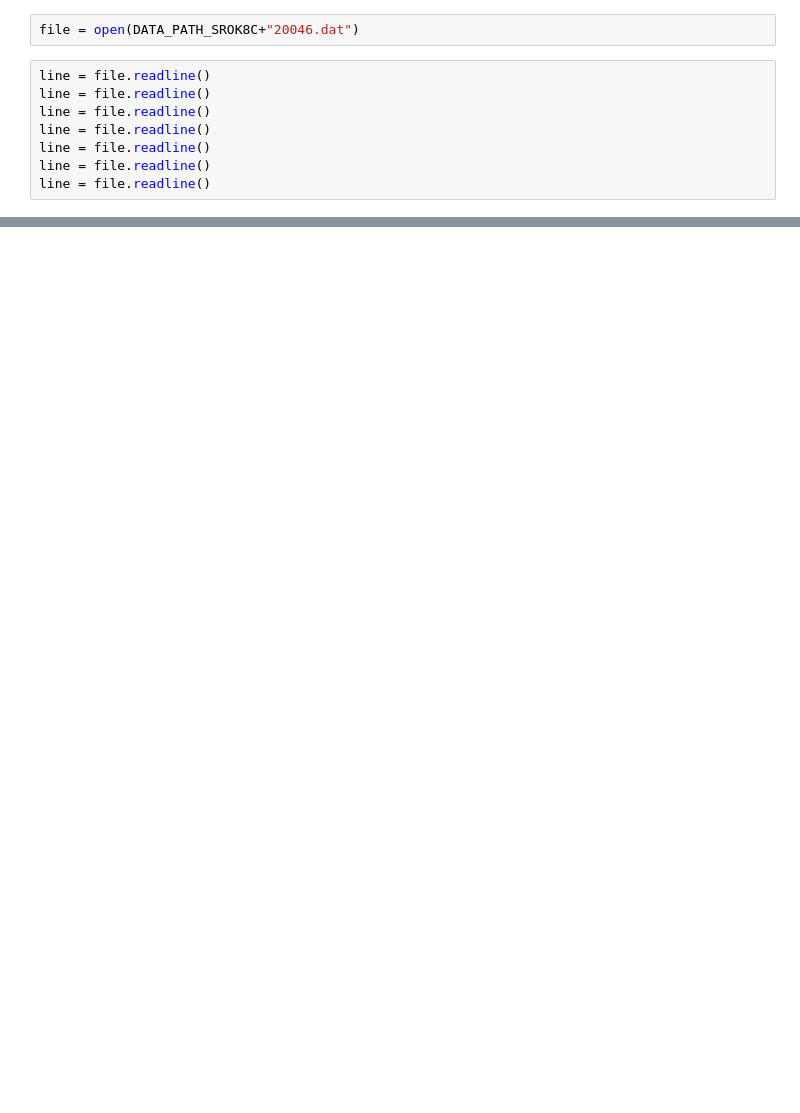
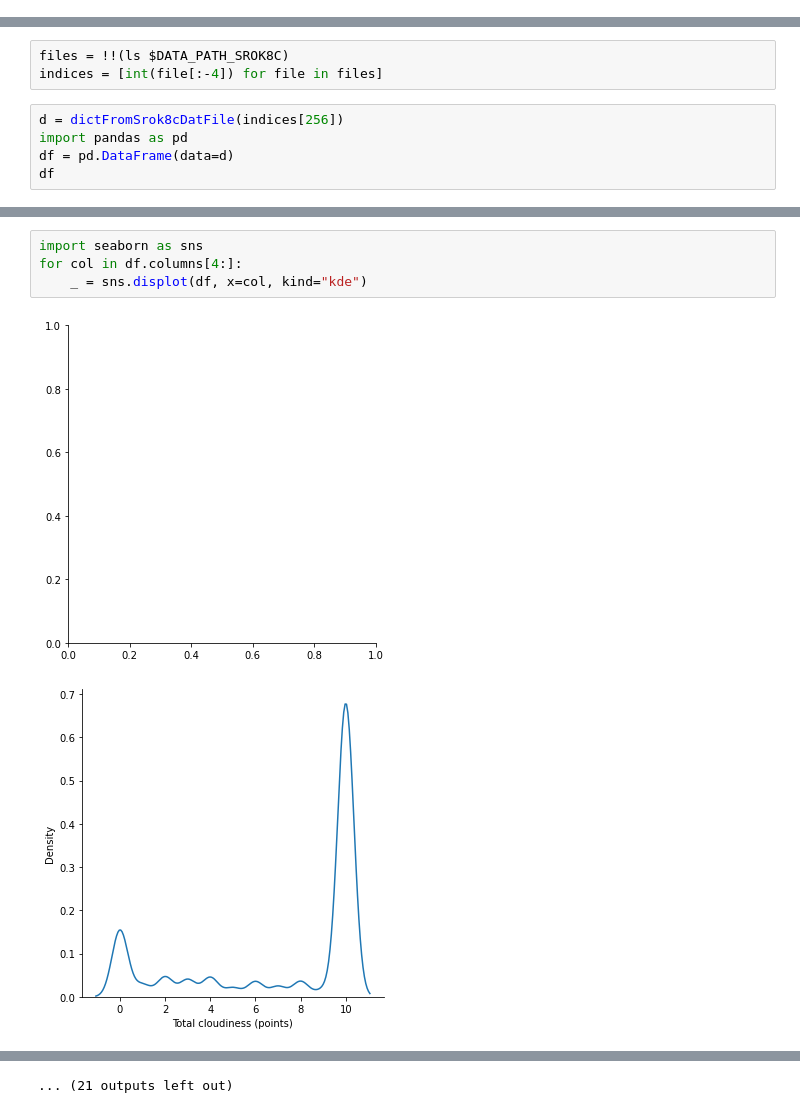
Before and after one commit to MrKozelberg/rihmi_wdc, a Jupyter notebook: parse_srok8c.ipynb, the cells around one changed output, grey strips where cells are left out. Saved outputs shown, nothing was run; the diff lists cells and outputs as text; blank space fills up the shorter version.

```diff
--- a/parse_srok8c.ipynb
+++ b/parse_srok8c.ipynb
@@ -5,10 +0,0 @@ from data_path import DATA_PATH_SROK8C
-# %%
-file = open(DATA_PATH_SROK8C+"20046.dat")
-# %%
-line = file.readline()
-line = file.readline()
-line = file.readline()
-line = file.readline()
-line = file.readline()
-line = file.readline()
-line = file.readline()
@@ -225,3 +433,11 @@ def genCodes(start, end):
         else:
             res += [f"{i}"]
     return res
+# %%
+files = !!(ls $DATA_PATH_SROK8C)
+indices = [int(file[:-4]) for file in files]
+# %%
+d = dictFromSrok8cDatFile(indices[256])
+import pandas as pd
+df = pd.DataFrame(data=d)
+df
@@ -227,0 +478,7 @@ def genCodes(start, end):
+# %%
+import seaborn as sns
+for col in df.columns[4:]:
+    _ = sns.displot(df, x=col, kind="kde")
+# %% [output]
+[figure, added]
+[figure, added]
@@ -227,0 +495 @@ def genCodes(start, end):
+... (21 outputs left out)
```
Also changed, not shown: parts of 11 cells of this notebook, 1 other file.
